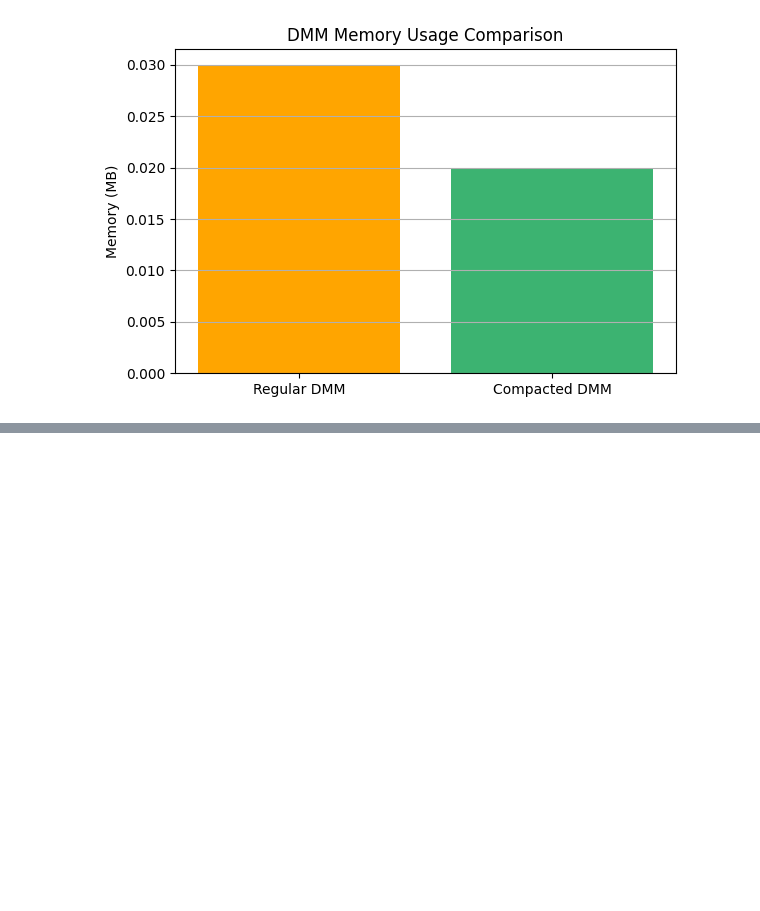
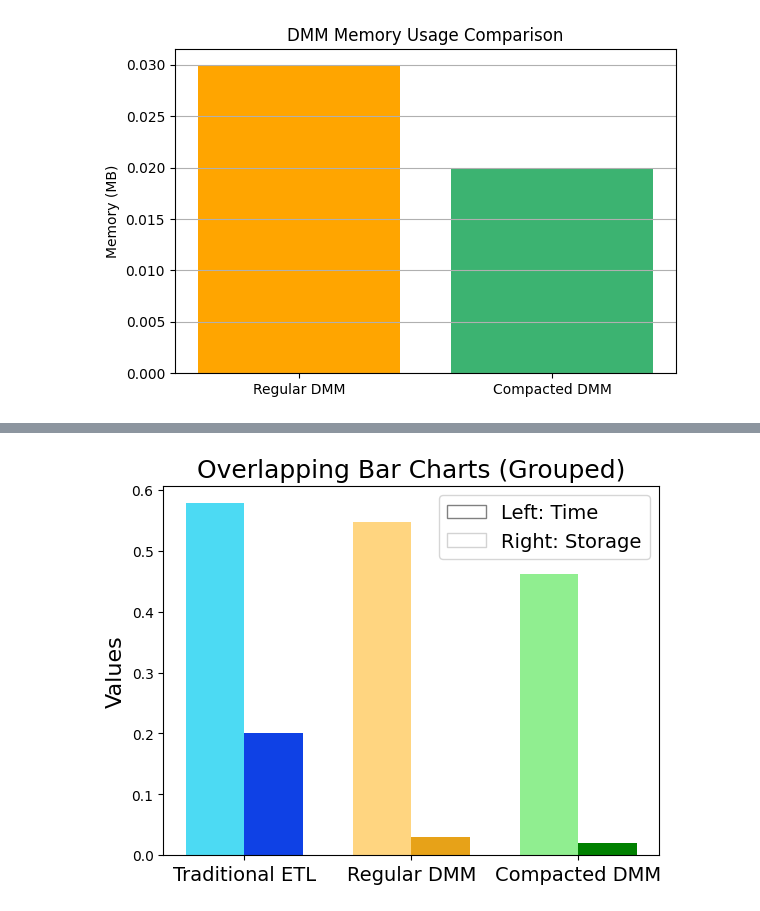
Before and after one commit to MarcoAxel/dmm-vs-lookup-etl, a Jupyter notebook: notebooks/06_visualize_all_etl.ipynb, the cells around one changed output, grey strips where cells are left out. Drawn from its saved outputs; the diff is of its cells as text; code cells hidden in the pictures; blank space fills up the shorter version.

```diff
--- a/notebooks/06_visualize_all_etl.ipynb
+++ b/notebooks/06_visualize_all_etl.ipynb
@@ -71,0 +111,34 @@ plt.show()
+# %%
+import matplotlib.pyplot as plt
+import numpy as np
+from matplotlib.patches import Patch
+
+# Example data
+labels = ['Traditional ETL', 'Regular DMM', 'Compacted DMM']
+datasetT = [0.5780, 0.5468, 0.4611]
+datasetM = [0.20, 0.03, 0.02]
+
+x = np.arange(len(labels))  # positions for the bars
+
+bar_width = 0.35
+
+fig, ax = plt.subplots()
+
+bars1 = ax.bar(x - bar_width/2, datasetT, width=bar_width, color=["#4CDAF3", '#FFD580', 'lightgreen'])
+bars2 = ax.bar(x + bar_width/2, datasetM, width=bar_width, color=["#0F41E5", "#E7A218", 'green'])
+
+ax.set_xticks(x)
+ax.set_xticklabels(labels, fontsize=14)
+ax.set_ylabel('Values', fontsize=16)
+ax.set_title('Overlapping Bar Charts (Grouped)', fontsize=18)
+
+# Custom legend
+legend_elements = [
+    Patch(facecolor='none', edgecolor='gray', label='Left: Time'),
+    Patch(facecolor='none', edgecolor='lightgray', label='Right: Storage')
+]
+ax.legend(handles=legend_elements, fontsize=14)
+
+plt.show()
+# %% [output]
+[figure, added]
```
Also changed, not shown: parts of 3 cells of this notebook.
